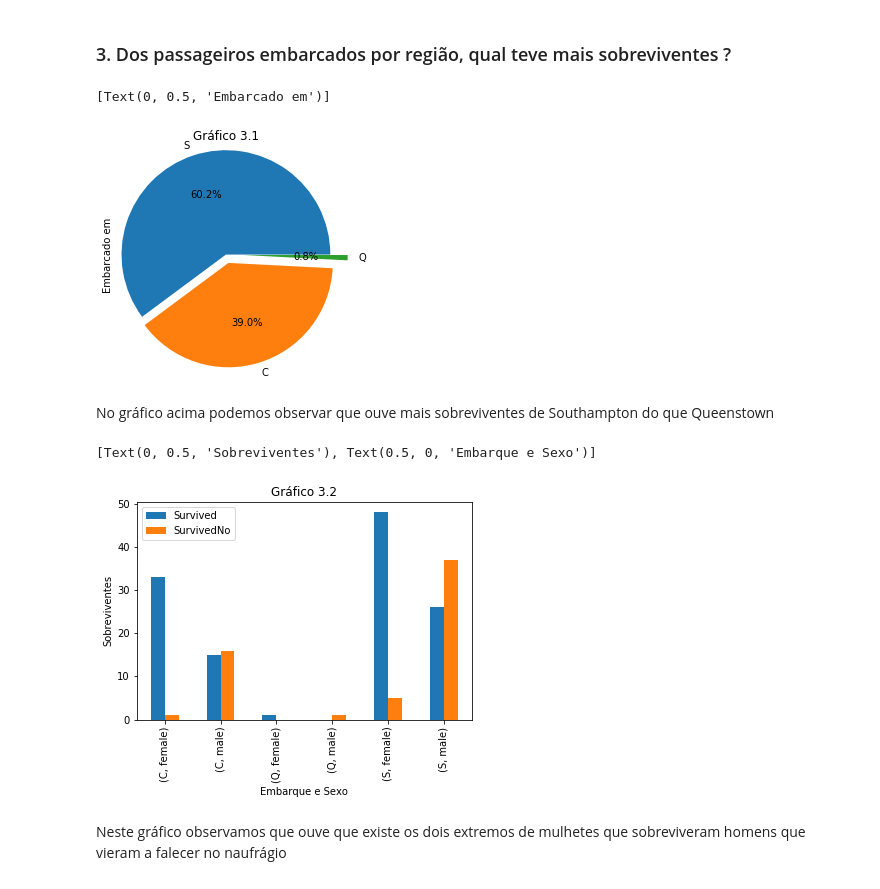
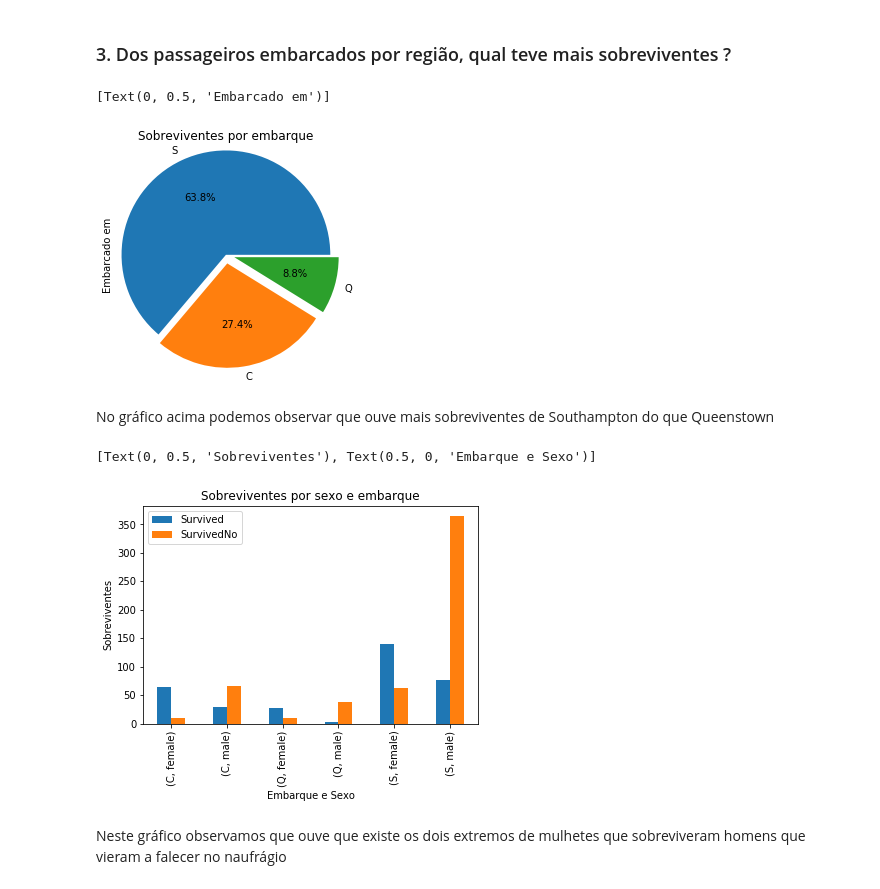
Before and after one commit to ronan-hilario96/kaggle-titanic, a Jupyter notebook: Titanic.ipynb, the cells around one changed output. Cells and saved outputs as stored; diff of their text form; code cells hidden in the pictures.

```diff
--- a/Titanic.ipynb
+++ b/Titanic.ipynb
@@ -43,6 +42,5 @@ Explique por que dessa pergunta, o que motivou ela.
 - Definindo a faixa etária dos passageiros
 - Definindo uma coluna de não sobreviventes
 # %%
-df_titanic.dropna(inplace=True, how='any')
 df_titanic["faixa_etaria"] = pd.cut(df_titanic.Age, [0, 14, 50, 150], labels=["criancas", "adultos", "idosos"])
 df_titanic['SurvivedNo'] = df_titanic['Survived'].map({0:1,1:0})
@@ -82,23 +100,23 @@ Com o gráfico acima podemos observar que ouve mais mulheres salvas da primeira
 ### 3. Dos passageiros embarcados por região, qual teve mais sobreviventes ?
 # %%
 df_titanic.query('Survived == 1')['Embarked'].value_counts().plot.pie(
-    explode = (0, .1, .2),
+    explode = (0, .1, .1),
     radius = 1.2,
     autopct = '%1.1f%%',
-    title="Gráfico 3.1").set(
+    title="Sobreviventes por embarque").set(
     ylabel='Embarcado em')
 # %% [output]
 [Text(0, 0.5, 'Embarcado em')]
-[figure, old version]
+[figure, new version]
 # %% [markdown]
 No gráfico acima podemos observar que ouve mais sobreviventes de Southampton do que Queenstown
 # %%
-df_titanic.groupby(['Embarked', 'Sex']).sum()[['Survived', 'SurvivedNo']].plot.bar(title="Gráfico 3.2").set(
+df_titanic.groupby(['Embarked', 'Sex']).sum()[['Survived', 'SurvivedNo']].plot.bar(title="Sobreviventes por sexo e embarque").set(
     ylabel='Sobreviventes',
     xlabel='Embarque e Sexo')
 # %% [output]
 [Text(0, 0.5, 'Sobreviventes'), Text(0.5, 0, 'Embarque e Sexo')]
-[figure, old version]
+[figure, new version]
 # %% [markdown]
 Neste gráfico observamos que ouve que existe os dois extremos de mulhetes que sobreviveram homens que vieram a falecer no naufrágio
 # %% [markdown]
```
Also changed, not shown: parts of 11 cells of this notebook, 1 other file.
